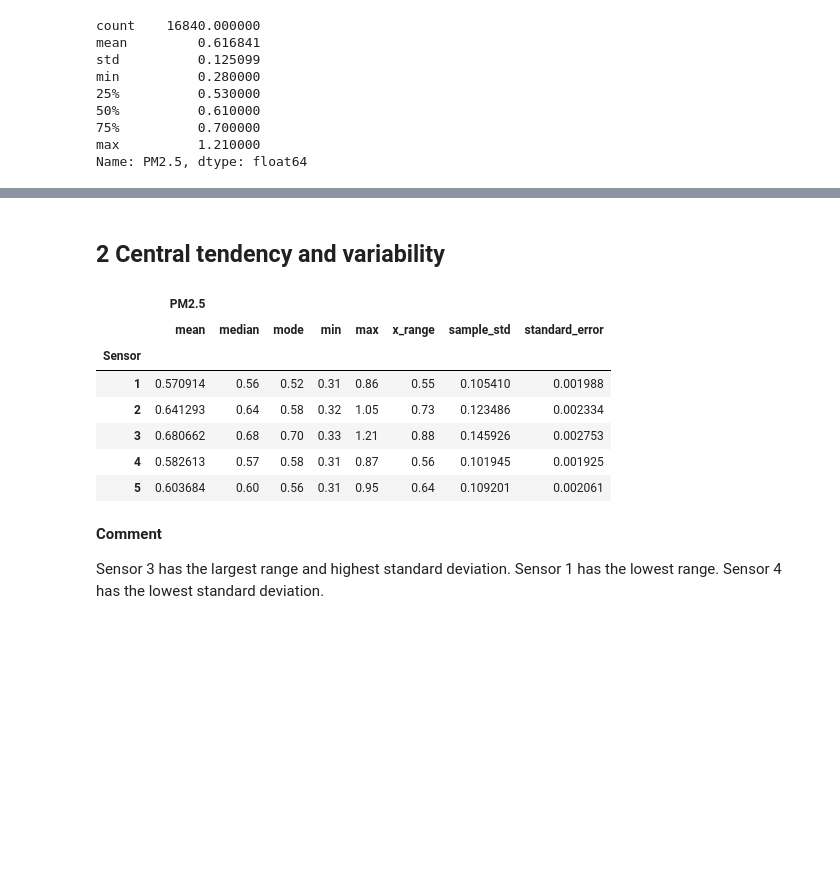
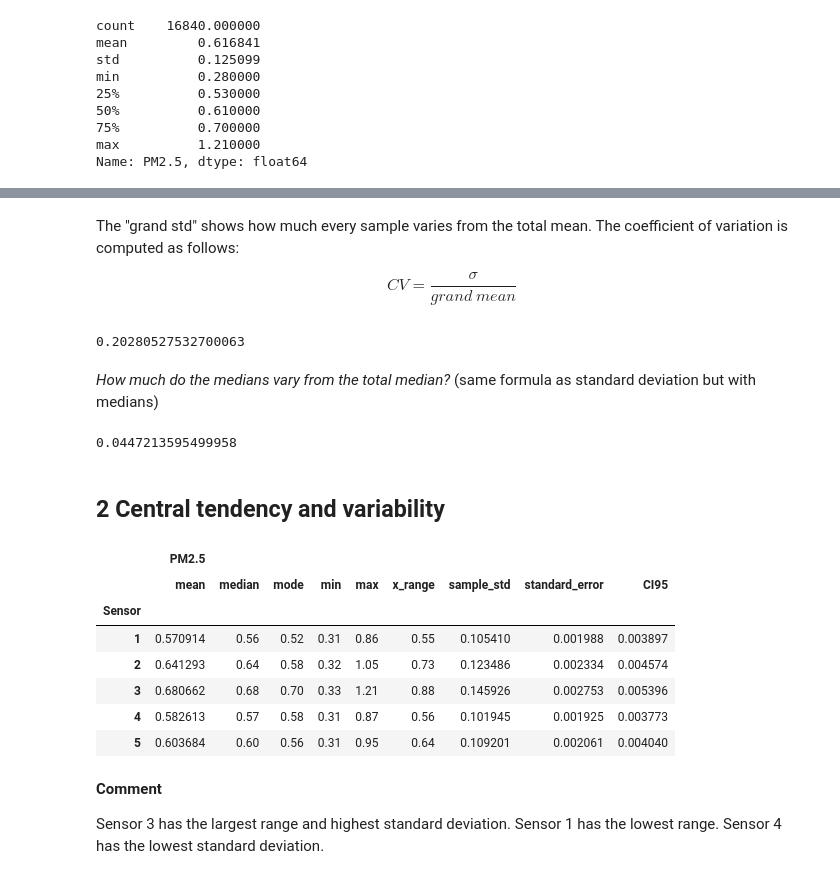
Before and after one commit to aliceheiman/air-pollution-stockholm-subway, a Jupyter notebook: scripts/Exploratory Data Analysis.ipynb, the cells around one changed output, grey strips where cells are left out. Drawn from its saved outputs; the diff is of its cells as text; code cells hidden in the pictures; blank space fills up the shorter version.

```diff
--- a/scripts/Exploratory Data Analysis.ipynb
+++ b/scripts/Exploratory Data Analysis.ipynb
@@ -126,22 +50,24 @@ def print_outliers(s_df, station_quantiles, column):
 # Calibration A
 # %%
 # Get calibration dataframe
-c_df = get_calibrate_df()
+c_df = get_calibrate_df('2021-12-14', '../data/calibration_A')
 c_df = c_df[['Sensor', 'PM2.5']]
 
 # figure folder
-fig_folder = 'figures/PaperV1/Exploration/CalibrationA/'
+fig_folder = '../results/calibration_A/'
 # %% [markdown]
 ## 1 Overall initial statistics
 
 General statistics for the whole dataset.
 # %%
-grand_mean = c_df['PM2.5'].mean()
-grand_median = c_df['PM2.5'].median()
-grand_mode = c_df['PM2.5'].mode()
-grand_std = c_df['PM2.5'].std()
+param = 'PM2.5'
 
-c_df['PM2.5'].describe()
+grand_mean = c_df[param].mean()
+grand_median = c_df[param].median()
+grand_mode = c_df[param].mode()
+grand_std = c_df[param].std()
+
+c_df[param].describe()
 # %% [output]
 count    16840.000000
 mean         0.616841
@@ -155,38 +83,44 @@ Name: PM2.5, dtype: float64
+# %% [markdown]
+The "grand std" shows how much every sample varies from the total mean. The coefficient of variation is computed as follows:
+
+$$CV = \frac{\sigma}{grand\ mean}$$
+# %%
+CV = grand_std / grand_mean
+CV
+# %% [output]
+0.20280527532700063
+# %% [markdown]
+*How much do the medians vary from the total median?* (same formula as standard deviation but with medians)
+# %%
+median_diff = 0
+
+for sensor, grp in c_df.groupby('Sensor'):
+    median_diff += (grp[param].median() - grand_median) ** 2
+
+median_diff = np.sqrt(median_diff / (len(c_df['Sensor'].unique()) - 1))
+
+median_diff
+# %% [output]
+0.0447213595499958
 # %% [markdown]
 ## 2 Central tendency and variability
 # %%
-def mode(x):
-    """The most common value."""
-    return stats.mode(x)[0]
-
-def x_range(x):
-    """Difference between maximum and minimum."""
-    return max(x) - min(x)
-
-def sample_std(x):
-    """Sample standard deviation."""
-    return np.std(x, ddof=1)
-
-def standard_error(x):
-    """Sample standard error."""
-    return sample_std(x) / np.sqrt(len(x))
-
 central = c_df.groupby('Sensor').agg(
-    {'PM2.5':
-     ['mean', 'median', mode, 'min', 'max', x_range, sample_std, standard_error]
+    {param:
+     ['mean', 'median', mode, 'min', 'max', x_range, sample_std, standard_error, CI95]
     }
 )
 
 central.head()
 # %% [output]
-|  | PM2.5 |  |  |  |  |  |  |  |
-|  | mean | median | mode | min | max | x_range | sample_std | standard_error |
-| Sensor |  |  |  |  |  |  |  |  |
-| 1 | 0.570914 | 0.56 | 0.52 | 0.31 | 0.86 | 0.55 | 0.105410 | 0.001988 |
-| 2 | 0.641293 | 0.64 | 0.58 | 0.32 | 1.05 | 0.73 | 0.123486 | 0.002334 |
-| 3 | 0.680662 | 0.68 | 0.70 | 0.33 | 1.21 | 0.88 | 0.145926 | 0.002753 |
-| 4 | 0.582613 | 0.57 | 0.58 | 0.31 | 0.87 | 0.56 | 0.101945 | 0.001925 |
-| 5 | 0.603684 | 0.60 | 0.56 | 0.31 | 0.95 | 0.64 | 0.109201 | 0.002061 |
+|  | PM2.5 |  |  |  |  |  |  |  |  |
+|  | mean | median | mode | min | max | x_range | sample_std | standard_error | CI95 |
+| Sensor |  |  |  |  |  |  |  |  |  |
+| 1 | 0.570914 | 0.56 | 0.52 | 0.31 | 0.86 | 0.55 | 0.105410 | 0.001988 | 0.003897 |
+| 2 | 0.641293 | 0.64 | 0.58 | 0.32 | 1.05 | 0.73 | 0.123486 | 0.002334 | 0.004574 |
+| 3 | 0.680662 | 0.68 | 0.70 | 0.33 | 1.21 | 0.88 | 0.145926 | 0.002753 | 0.005396 |
+| 4 | 0.582613 | 0.57 | 0.58 | 0.31 | 0.87 | 0.56 | 0.101945 | 0.001925 | 0.003773 |
+| 5 | 0.603684 | 0.60 | 0.56 | 0.31 | 0.95 | 0.64 | 0.109201 | 0.002061 | 0.004040 |
 # %% [markdown]
 **Comment**
 
```
Also changed, not shown: parts of 29 cells of this notebook, 20 other files.
